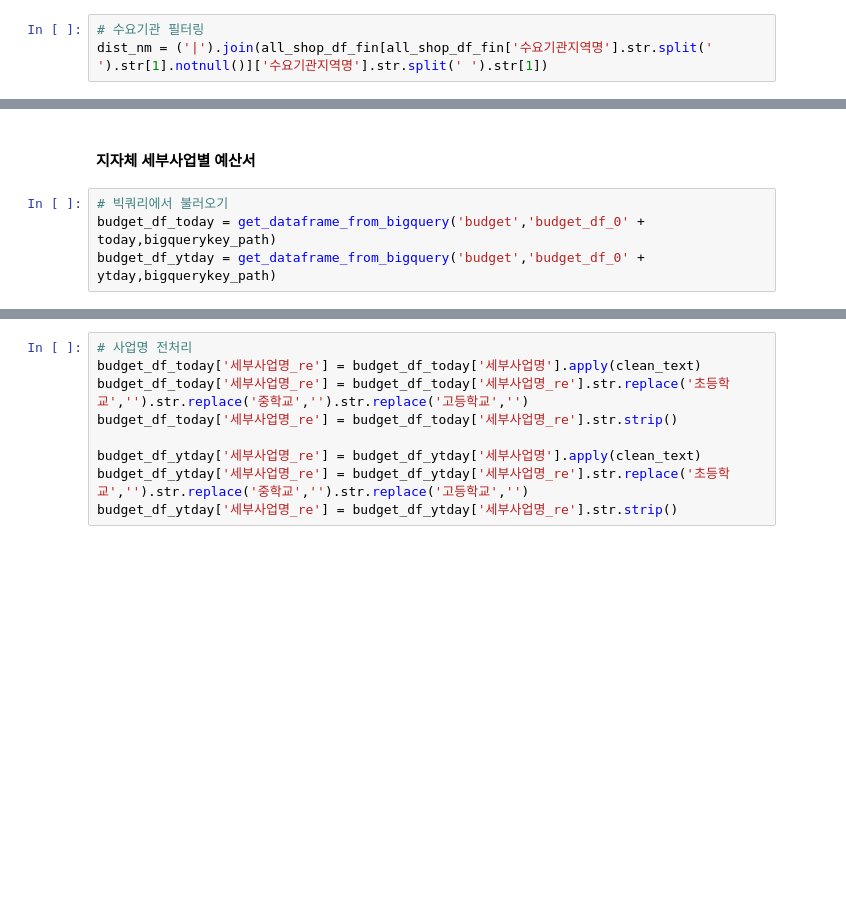
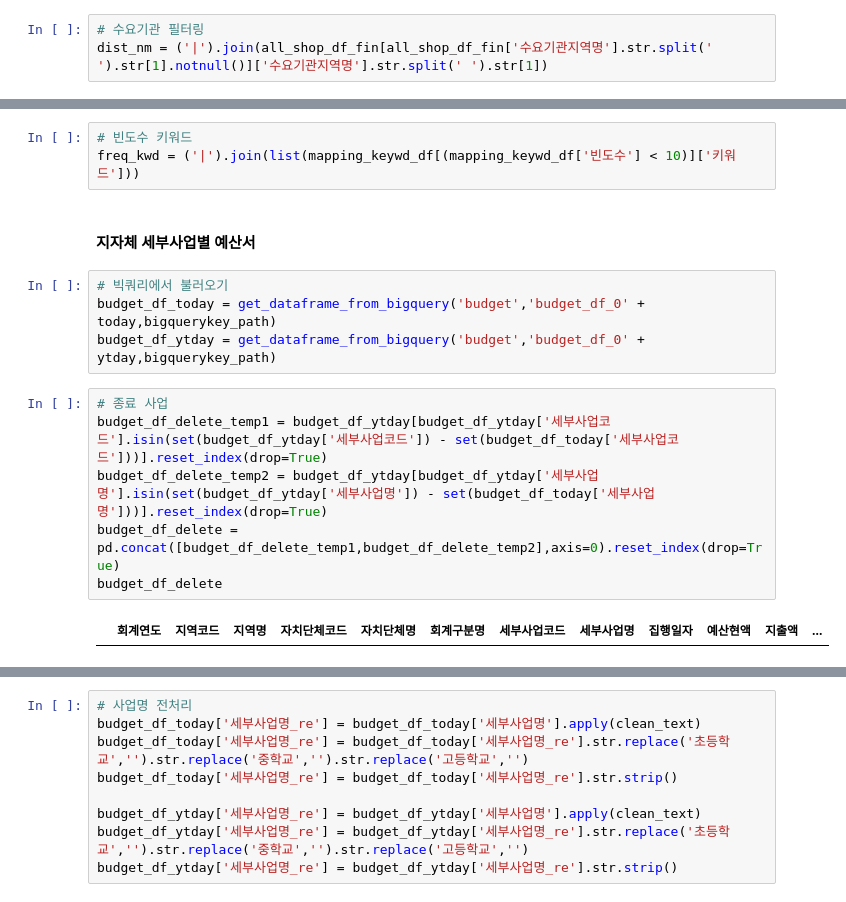
Before and after one commit to kkwann/mido_project, a Jupyter notebook: Data_preprocessing.ipynb, the cells around one changed output, grey strips where cells are left out. Saved outputs shown, nothing was run; the diff lists cells and outputs as text; blank space fills up the shorter version.

```diff
--- a/Data_preprocessing.ipynb
+++ b/Data_preprocessing.ipynb
@@ -147,6 +156,17 @@ print('기타 키워드 : ', set(list(mapping_keywd_all_filter_cnt[mapping_keywd
+# %%
+# 빈도수 키워드
+freq_kwd = ('|').join(list(mapping_keywd_df[(mapping_keywd_df['빈도수'] < 10)]['키워드']))
 # %% [markdown]
 #### 지자체 세부사업별 예산서
-# %%
-# 빅쿼리에서 불러오기
-budget_df_today = get_dataframe_from_bigquery('budget','budget_df_0' + today,bigquerykey_path)
-budget_df_ytday = get_dataframe_from_bigquery('budget','budget_df_0' + ytday,bigquerykey_path)
+# %%
+# 빅쿼리에서 불러오기
+budget_df_today = get_dataframe_from_bigquery('budget','budget_df_0' + today,bigquerykey_path)
+budget_df_ytday = get_dataframe_from_bigquery('budget','budget_df_0' + ytday,bigquerykey_path)
+# %%
+# 종료 사업
+budget_df_delete_temp1 = budget_df_ytday[budget_df_ytday['세부사업코드'].isin(set(budget_df_ytday['세부사업코드']) - set(budget_df_today['세부사업코드']))].reset_index(drop=True)
+budget_df_delete_temp2 = budget_df_ytday[budget_df_ytday['세부사업명'].isin(set(budget_df_ytday['세부사업명']) - set(budget_df_today['세부사업명']))].reset_index(drop=True)
+budget_df_delete = pd.concat([budget_df_delete_temp1,budget_df_delete_temp2],axis=0).reset_index(drop=True)
+budget_df_delete
+# %% [output]
+|  | 회계연도 | 지역코드 | 지역명 | 자치단체코드 | 자치단체명 | 회계구분명 | 세부사업코드 | 세부사업명 | 집행일자 | 예산현액 | 지출액 | ... |
```
Also changed, not shown: parts of 18 cells of this notebook, 2 other files.
